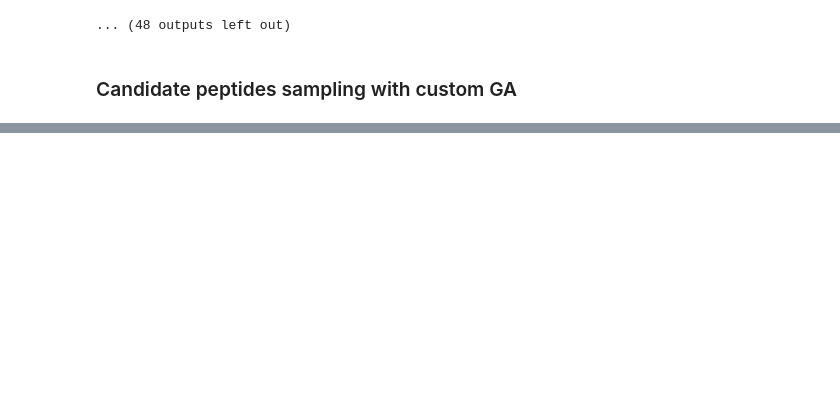
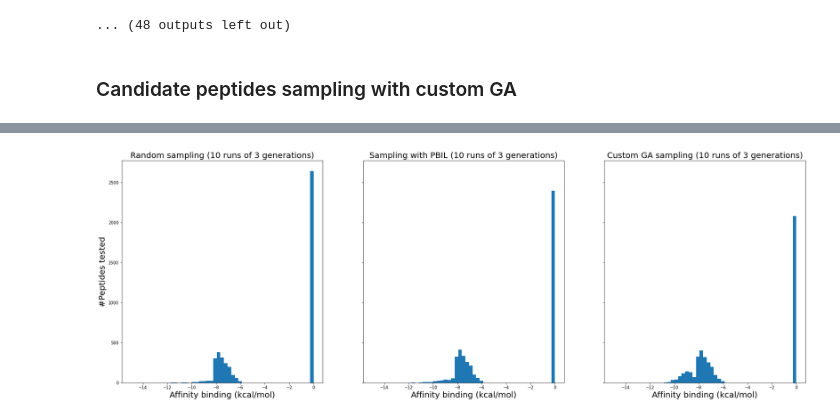
Before and after one commit to jeeberhardt/mobius, a Jupyter notebook: data/helm_ga/Untitled1.ipynb, the cells around one changed output, grey strips where cells are left out. Saved outputs shown, nothing was run; the diff lists cells and outputs as text; code cells hidden in the pictures; blank space fills up the shorter version.

```diff
--- a/data/helm_ga/Untitled1.ipynb
+++ b/data/helm_ga/Untitled1.ipynb
@@ -994,17 +1011,9 @@ probability_matrix = np.array(probability_matrix)
 custom_candidate_fps = []
 custom_candidate_y = []
 
-n_peptides = 150
-peptide_length = 9
-energy_bounds = [-8.2, -5] # about between 1 and 250 uM
-energy_cutoff = -5 # around 250 uM
-
 for i in range(10):
     print('Run: %s' % (i + 1))
 
-    # Generate random peptides
-    random_peptides, random_peptide_scores = generate_random_peptides(n_peptides, peptide_length, pssm, reg,
-                                                                      energy_bounds, energy_cutoff)
     # Get best random peptide
     best_peptide = random_peptides[np.argmin(random_peptide_scores)]
 
@@ -1179,0 +1204,19 @@ plt.show()
+# %%
+fig, axarr = plt.subplots(1, 3, figsize=(30, 10), sharey=True)
+axarr[0].hist(random_candidate_y.flatten(), bins=np.linspace(-15, 0, 52))
+axarr[1].hist(pbil_candidate_y.flatten(), bins=np.linspace(-15, 0, 52))
+axarr[2].hist(custom_candidate_y.flatten(), bins=np.linspace(-15, 0, 52))
+
+axarr[0].set_title('Random sampling (10 runs of 3 generations)', fontsize=20)
+axarr[1].set_title('Sampling with PBIL (10 runs of 3 generations)', fontsize=20)
+axarr[2].set_title('Custom GA sampling (10 runs of 3 generations)', fontsize=20)
+
+axarr[0].set_ylabel('#Peptides tested', fontsize=20)
+axarr[0].set_xlabel('Affinity binding (kcal/mol)', fontsize=20)
+axarr[1].set_xlabel('Affinity binding (kcal/mol)', fontsize=20)
+axarr[2].set_xlabel('Affinity binding (kcal/mol)', fontsize=20)
+
+plt.savefig('figure_baye_opt_comparison_random_vs_pbil_vs_custom_GA_sampling_using_same_starting_peptides_harder.png', dpi=300, bbox_inches='tight')
+plt.show()
+# %% [output]
+[figure, added]
```
Also changed, not shown: parts of 9 cells of this notebook, 2 other files.
